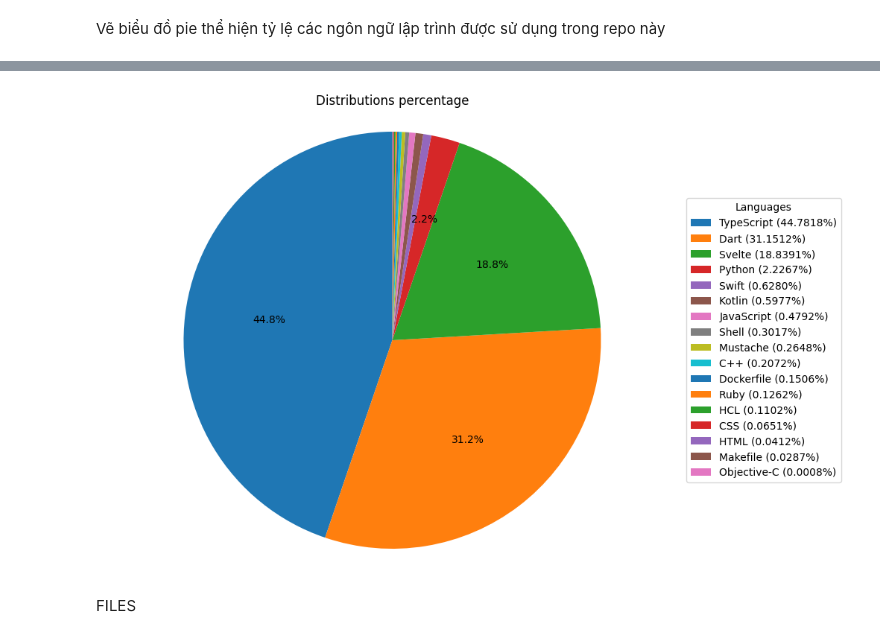
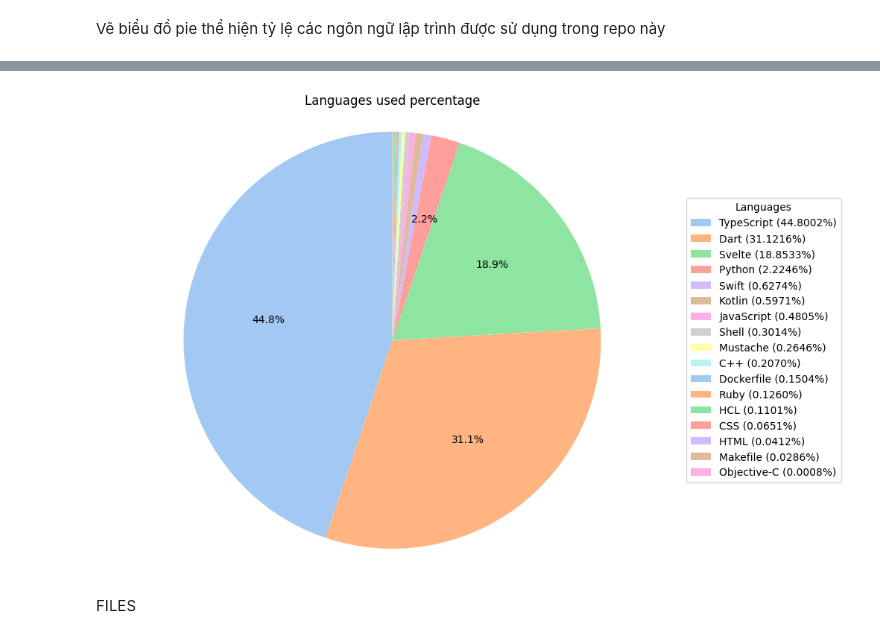
Before and after one commit to bokuwakira1411/PythonDataAnalysis, a Jupyter notebook: dataAnalyst.ipynb, the cells around one changed output, grey strips where cells are left out. Drawn from its saved outputs; the diff is of its cells as text; code cells hidden in the pictures.

```diff
--- a/dataAnalyst.ipynb
+++ b/dataAnalyst.ipynb
@@ -4,3 +4,5 @@ import pandas as pd
 df = pd.read_csv(os.path.join('data','commit.csv'))
 pr_df = pd.read_csv(os.path.join('data','pr.csv'))
 issue_df = pd.read_csv(os.path.join('data','issue.csv'))
+files_df = pd.read_csv(os.path.join('data', 'files.csv'))
+language_df = pd.read_csv(os.path.join('data', 'languages.csv'))
@@ -262,3 +193,5 @@ commit_count
 # %% [markdown]
 Biểu đồ sự đóng góp
+# %%
+sns.set_palette('pastel')
 # %%
@@ -607,0 +465,3 @@ languages
+# %%
+total_lines = language_df['lines'].sum()
+language_df['percentage(%)'] = language_df['lines']*100/total_lines
@@ -627,13 +508,14 @@ df_temp
 # %%
+
 fig, ax = plt.subplots(figsize =(10, 8))
-wedges, texts, autotexts = ax.pie(languages['lines'], autopct=lambda p: '{:.1f}%'.format(p) if p > 2 else '',startangle = 90)
+wedges, texts, autotexts = ax.pie(language_df['lines'], autopct=lambda p: '{:.1f}%'.format(p) if p > 2 else '',startangle = 90)
 ax.axis('equal')
-ax.set_title('Distributions percentage')
-legend_labels = [ '{} ({:.4f}%)'.format(lang, 100 * val / sum(languages['lines'])) for lang, val in zip(languages['language'], languages['lines'])]
+ax.set_title('Languages used percentage')
+legend_labels = [ '{} ({:.4f}%)'.format(lang, 100 * val / sum(language_df['lines'])) for lang, val in zip(language_df['language'], language_df['lines'])]
 ax.legend(wedges, legend_labels, title="Languages", loc="center left", bbox_to_anchor=(1, 0, 0.5, 1))
 plt.show()
 # %% [output]
-[figure, old version]
+[figure, new version]
 # %% [markdown]
 FILES
 # %% [markdown]
```
Also changed, not shown: parts of 78 cells of this notebook, 3 other files.
